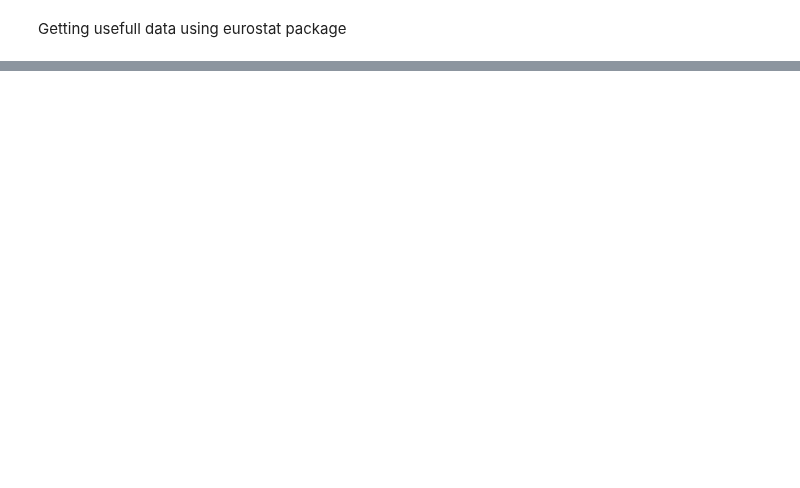
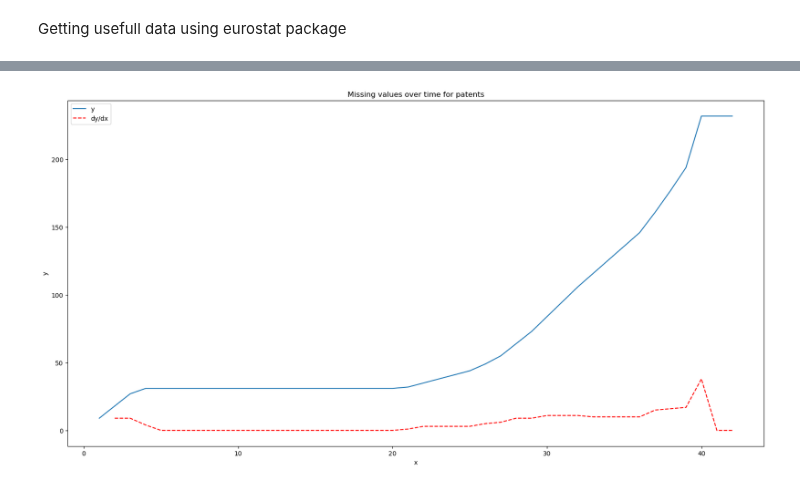
Before and after one commit to StefanHamm/DOPP_WS24, a Jupyter notebook: notebooks/InnovationAnalysis.ipynb, the cells around one changed output, grey strips where cells are left out. Cells and saved outputs as stored; diff of their text form; code cells hidden in the pictures; blank space fills up the shorter version.

```diff
--- a/notebooks/InnovationAnalysis.ipynb
+++ b/notebooks/InnovationAnalysis.ipynb
@@ -49,0 +137,13 @@ PAT_APPLICATIONS = eurostat.get_data_df("pat_ep_ntot",True)
+# %%
+time_span = 43
+unit = "NR" #should be enough since we already cleaned the rnd spending data according to inhabitants
+data = PAT_APPLICATIONS[(PAT_APPLICATIONS["unit"] == unit)]
+
+missingData = getMissingDataForTimespan(data,time_span,[])
+
+missingData = dict(sorted(missingData.items(), key=lambda item: item[1],reverse=True))
+plt.figure(figsize=(20,10))
+sns.barplot(x=missingData.keys(),y=missingData.values())
+plt.xticks(rotation=90)
+plt.title("Missing values per country for patent applications")
+plt.show()
@@ -49,0 +152,23 @@ PAT_APPLICATIONS = eurostat.get_data_df("pat_ep_ntot",True)
+# %%
+import pandas as pd
+plotData = pd.DataFrame()
+#add columns x and y
+plotData["x"] = range(1, 43)
+plotData["y"] = [sum(getMissingDataForTimespan(data, time_span, []).values()) for time_span in range(1, 43)]
+
+# Calculate the derivative (numerical approximation)
+plotData["dy/dx"] = plotData["y"].diff()
+
+# Plotting the data and its derivative
+plt.figure(figsize=(20, 10))
+
+# Plot the original data
+sns.lineplot(data=plotData, x="x", y="y", label="y")
+
+# Plot the derivative
+sns.lineplot(data=plotData, x="x", y="dy/dx", label="dy/dx", linestyle="--", color="red")
+plt.title("Missing values over time for patents")
+plt.legend()
+plt.show()
+# %% [output]
+[figure, added]
```
Also changed, not shown: parts of 10 cells of this notebook.
